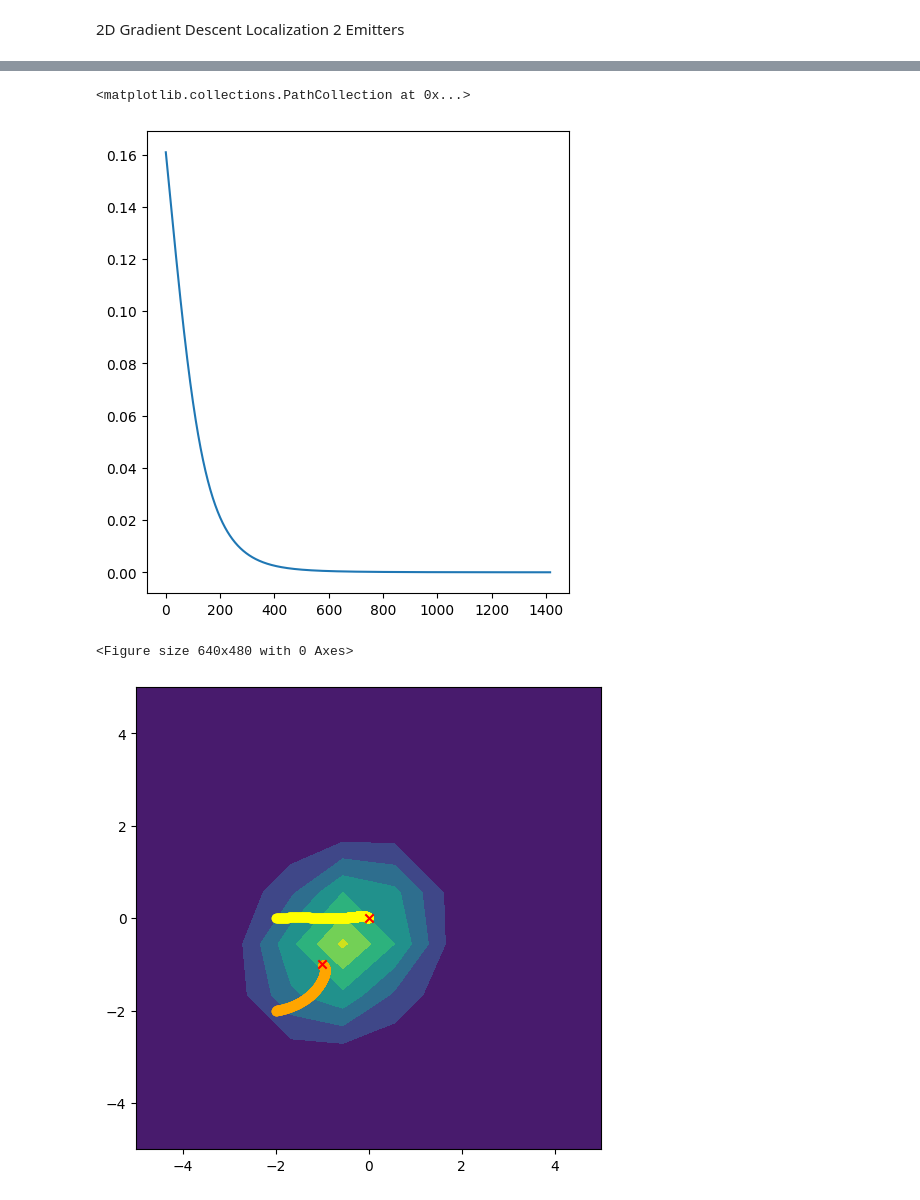
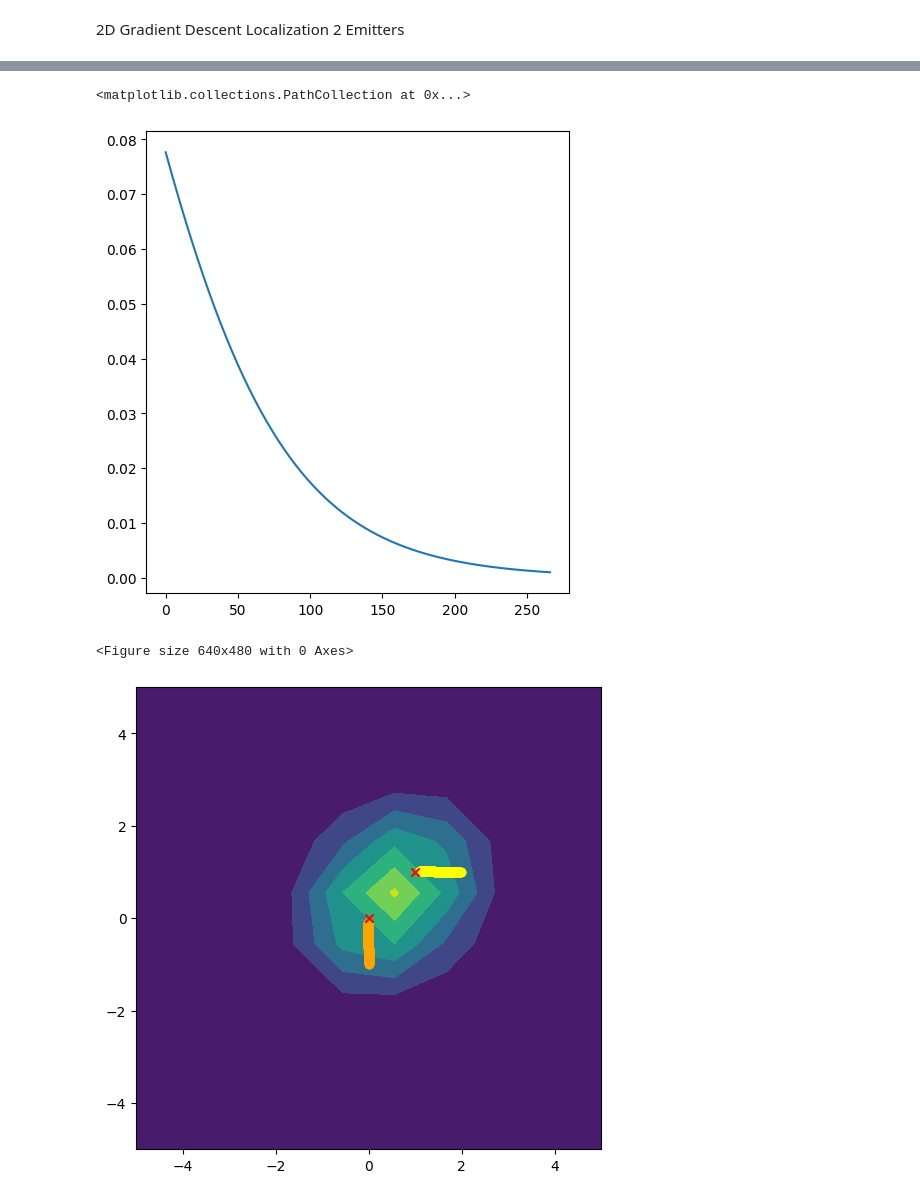
Before and after one commit to NiRVANA1331/g2sim, a Jupyter notebook: grad_desc.ipynb, the cells around one changed output, grey strips where cells are left out. Cells and saved outputs as stored; diff of their text form; code cells hidden in the pictures.

Commit message:
working grad_desc

```diff
--- a/grad_desc.ipynb
+++ b/grad_desc.ipynb
@@ -23,8 +23,8 @@ y = gaussian(x, 1,1)
 # y = gaussian(x, 1, 5) + np.random.randn(len(x))/100
 # plt.scatter(x,y)
 
-sigma = 1
-mu = 0
+sigma = 2
+mu = 2
 lr = 0.1
 
 def descend(x, y, sigma, mu, lr):
@@ -47,7 +47,7 @@ for epoch in range(5000):
     yhat = gaussian(x, sigma, mu)
     loss = np.sum((y-yhat)**2,axis=0)
     loss_array = np.append(loss_array, loss)
-    # print(f'{epoch}, loss is {loss} with sigma: {sigma} and mu: {mu}')
+    print(f'{epoch}, loss is {loss} with sigma: {sigma} and mu: {mu}')
 
 # plt.plot(x, gaussian(x, sigma, mu))
 loss_x = np.linspace(0,len(loss_array)-1, len(loss_array))
@@ -87,7 +102,7 @@ def get_gaussian_grad_mu_y(x, y, sigma_x, sigma_y, mu_x, mu_y):
     return np.exp(-((x - mu_x)**2 / (2 * sigma_x**2) + (y - mu_y)**2 / (2 * sigma_y**2)))*(y-mu_y) / (2 * np.pi * sigma_x * sigma_y**3)
 # %%
 #Gradient Descent
-num_points = 8
+num_points = 5
 
 sigma_x_target = 1
 sigma_y_target = 1
@@ -100,7 +115,7 @@ y = np.linspace(-5, 5, num_points)
 X, Y = np.meshgrid(x, y)
 Z = gaussian_2D(X, Y, sigma_x_target, sigma_y_target, mu_x_target, mu_y_target)
 # Z = Z/np.amax(Z)
-# Z = Z + np.random.normal(0.0001,0.03, Z.shape)
+Z = Z + np.random.normal(0.0001,0.01, Z.shape)
 
 #Guess parameters
 sigma_x = 1
@@ -126,8 +141,8 @@ def descend(x, y, Z, sigma_x, sigma_y, mu_x, mu_y, lr):
     for i in range(len(x)):
         for j in range(len(y)):
             # print(x[i], y[j])
-            dldsigma_x += 2*(Z[i][j]-Zhat[i][j])*-1*gaus_grad_sigma_x[i][j]
-            dldsigma_y += 2*(Z[i][j]-Zhat[i][j])*-1*gaus_grad_sigma_y[i][j]
+            # dldsigma_x += 2*(Z[i][j]-Zhat[i][j])*-1*gaus_grad_sigma_x[i][j]
+            # dldsigma_y += 2*(Z[i][j]-Zhat[i][j])*-1*gaus_grad_sigma_y[i][j]
             dldmu_x += 2*(Z[i][j]-Zhat[i][j])*-1*gaus_grad_mu_x[i][j]
             dldmu_y += 2*(Z[i][j]-Zhat[i][j])*-1*gaus_grad_mu_y[i][j]
 
@@ -143,7 +158,7 @@ mu_x_list = np.array([])
 mu_y_list = np.array([])
 loss = 1
 epoch = 0
-while loss > 0.0001:
+while 5000 > epoch:
     sigma_x, sigma_y, mu_x, mu_y = descend(x, y, Z, sigma_x, sigma_y, mu_x, mu_y, lr)
     mu_x_list = np.append(mu_x_list, mu_x)
     mu_y_list = np.append(mu_y_list, mu_y)
@@ -202,21 +217,20 @@ sigma_x: 1.022784396412056 sigma_y: 1.022784396412056 mu_x: 0.04328919654516217
 # %% [markdown]
 2D Gradient Descent Localization 2 Emitters
 # %%
-#Gradient Descent
-num_points = 10
+num_points_x_y = 10
 
 sigma_x_target1 = 1
 sigma_y_target1 = 1
-mu_x_target1 = 0
-mu_y_target1 = 0
+mu_x_target1 = 1
+mu_y_target1 = 1
 
 sigma_x_target2 = 1
 sigma_y_target2 = 1
-mu_x_target2 = -1
-mu_y_target2 = -1
+mu_x_target2 = 0
+mu_y_target2 = 0
 
-x = np.linspace(-5, 5, num_points)
-y = np.linspace(-5, 5, num_points)
+x = np.linspace(-5, 5, num_points_x_y)
+y = np.linspace(-5, 5, num_points_x_y)
 
 X, Y = np.meshgrid(x, y)
 Z = gaussian_2D(X, Y, sigma_x_target1, sigma_y_target1, mu_x_target1, mu_y_target1)
@@ -224,13 +238,13 @@ Z += gaussian_2D(X, Y, sigma_x_target2, sigma_y_target2, mu_x_target2, mu_y_targ
 
 sigma_x1 = 1
 sigma_y1 = 1
-mu_x1 = -2
-mu_y1 = 0
+mu_x1 = 2
+mu_y1 = 1
 
 sigma_x2 = 1
 sigma_y2 = 1
-mu_x2 = -2
-mu_y2 = -2
+mu_x2 = 0
+mu_y2 = -1
 
 lr = 0.1
 
@@ -288,7 +302,7 @@ mu_x_list2 = np.array([])
 mu_y_list2 = np.array([])
 loss = 1
 epoch = 0
-while loss > 5e-6:
+while loss > 1e-3:
     sigma_x1, sigma_y1, mu_x1, mu_y1, sigma_x2, sigma_y2, mu_x2, mu_y2 = descend(x, y, Z, sigma_x1, sigma_y1, mu_x1, mu_y1, sigma_x2, sigma_y2, mu_x2, mu_y2, lr)
     mu_x_list1 = np.append(mu_x_list1, mu_x1)
     mu_y_list1 = np.append(mu_y_list1, mu_y1)
@@ -299,7 +313,6 @@ while loss > 5e-6:
     loss_array = np.append(loss_array, loss)
     print(f'{epoch}, loss is {loss} with sigma_x1: {sigma_x1} and sigma_y1: {sigma_y1} and mu_x1: {mu_x1} and mu_y1: {mu_y1} and sigma_x2: {sigma_x2} and sigma_y2: {sigma_y2} and mu_x2: {mu_x2} and mu_y2: {mu_y2}')
     epoch += 1
-
 
 loss_x = np.linspace(0,len(loss_array)-1, len(loss_array))
 plt.figure(figsize=(12,6))
@@ -336,4 +349,4 @@ plt.scatter(mu_x_target2, mu_y_target2, marker="x", color="red")
 <matplotlib.collections.PathCollection at 0x...>
-[figure, old version]
+[figure, new version]
 <Figure size 640x480 with 0 Axes>
-[figure, old version]
+[figure, new version]
```
Also changed, not shown: parts of 5 cells of this notebook.
